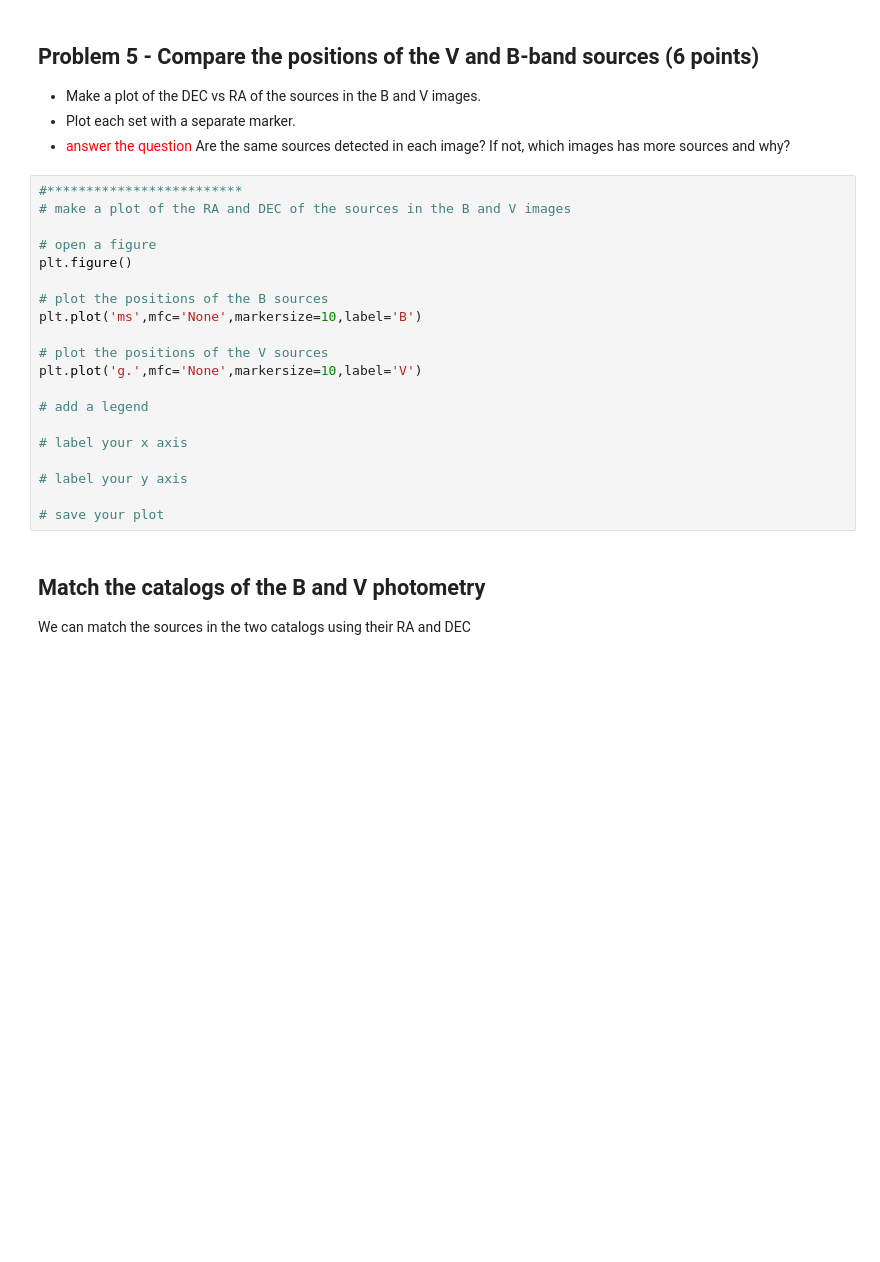
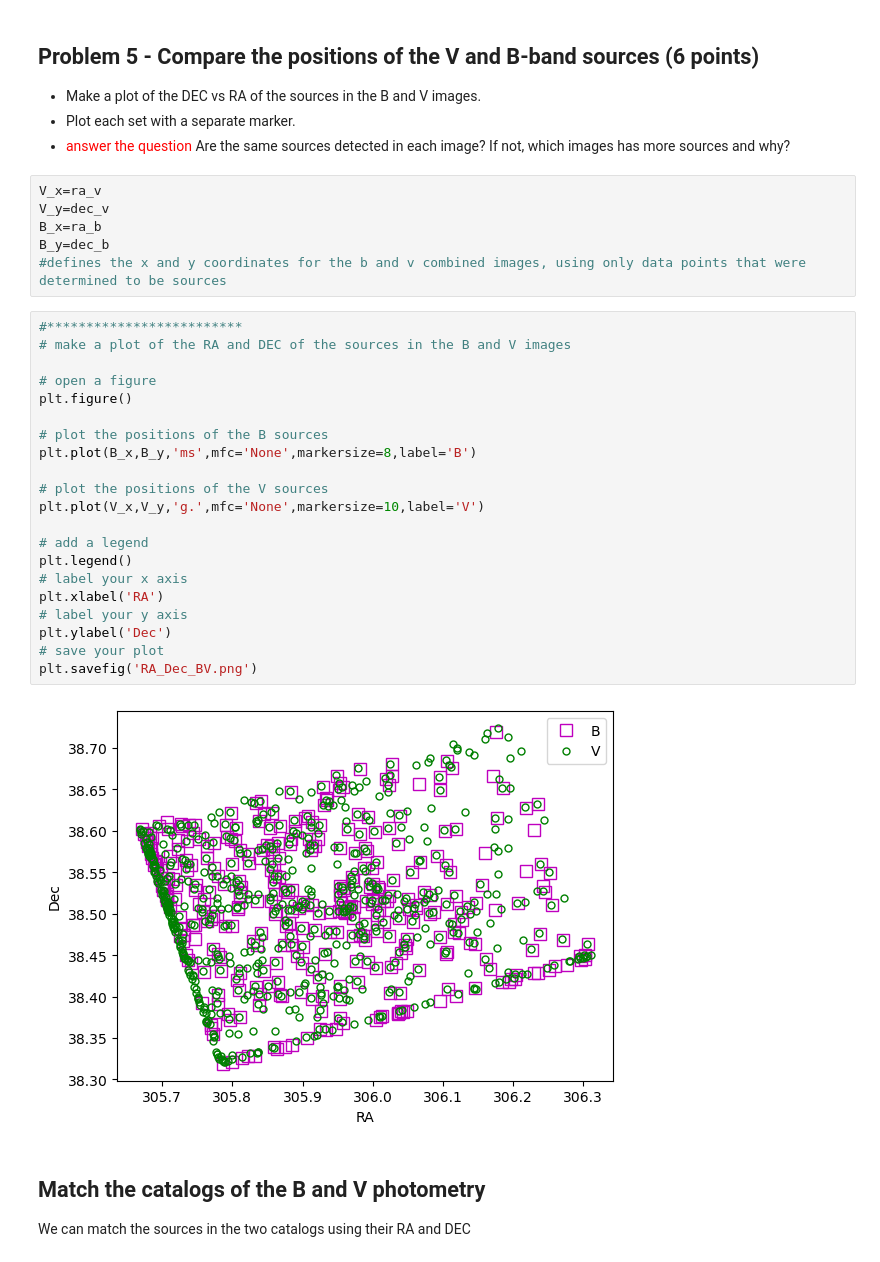
Before and after one commit to DayneLocke/Reductionproject_student, a Jupyter notebook: cluster_photometry_student.ipynb, the cells around one changed output. Cells and saved outputs as stored; diff of their text form; blank space fills up the shorter version.

```diff
--- a/cluster_photometry_student.ipynb
+++ b/cluster_photometry_student.ipynb
@@ -457,26 +457,35 @@ WARNING: FITSFixedWarning: 'datfix' made the change 'Set MJD-OBS to 60240.956639
 * Make a plot of the DEC vs RA of the sources in the B and V images.
 * Plot each set with a separate marker.
 * <font color='red'> answer the question </font> Are the same sources detected in each image?  If not, which images has more sources and why?
+# %%
+V_x=ra_v
+V_y=dec_v
+B_x=ra_b
+B_y=dec_b
+#defines the x and y coordinates for the b and v combined images, using only data points that were determined to be sources
 # %%
 #*************************
 # make a plot of the RA and DEC of the sources in the B and V images
 
 # open a figure
 plt.figure()
 
 # plot the positions of the B sources
-plt.plot('ms',mfc='None',markersize=10,label='B')
+plt.plot(B_x,B_y,'ms',mfc='None',markersize=8,label='B')
 
 # plot the positions of the V sources
-plt.plot('g.',mfc='None',markersize=10,label='V')
+plt.plot(V_x,V_y,'g.',mfc='None',markersize=10,label='V')
 
 # add a legend
-
+plt.legend()
 # label your x axis
-
+plt.xlabel('RA')
 # label your y axis
-
+plt.ylabel('Dec')
 # save your plot
+plt.savefig('RA_Dec_BV.png')
+# %% [output]
+[figure, added]
 # %% [markdown]
 ## Match the catalogs of the B and V photometry
 
```
Also changed, not shown: parts of 4 cells of this notebook.
